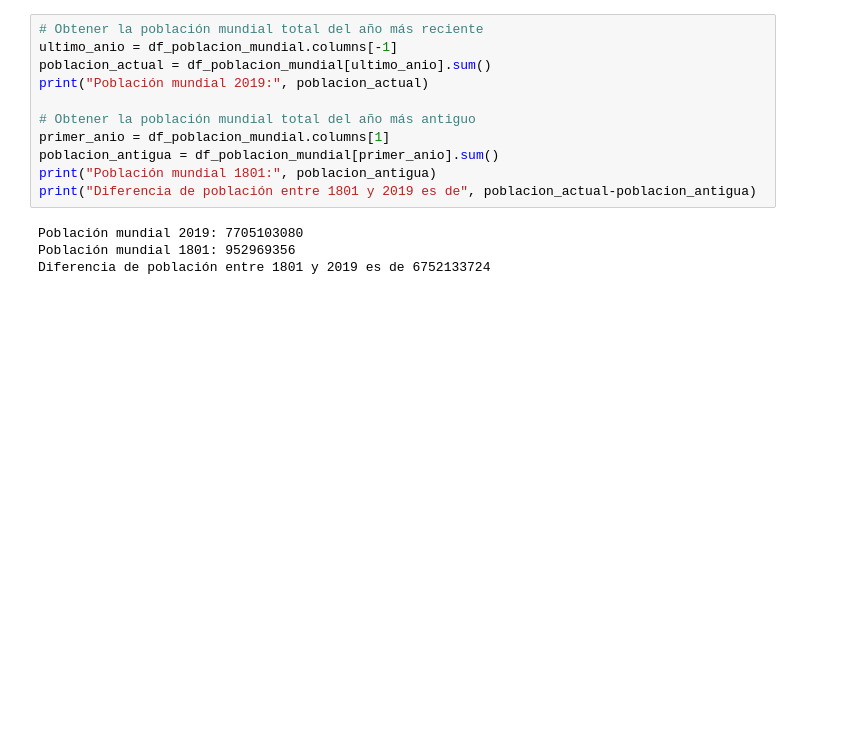
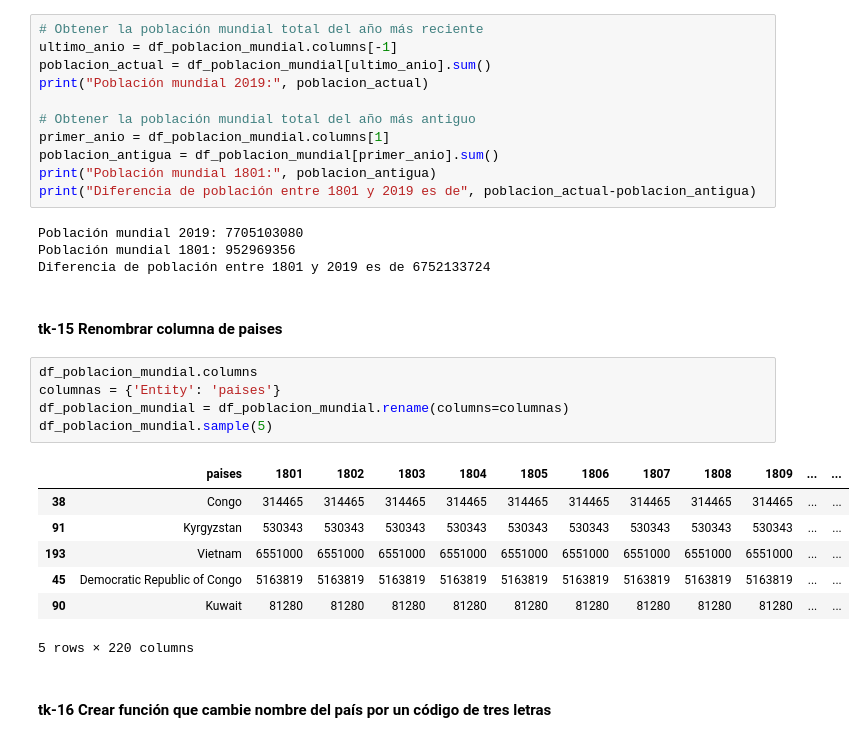
Before and after one commit to Marianod2003/prodat17, a Jupyter notebook: PoblacionMundial.ipynb, the cells around one changed output. Cells and saved outputs as stored; diff of their text form; blank space fills up the shorter version.

```diff
--- a/PoblacionMundial.ipynb
+++ b/PoblacionMundial.ipynb
@@ -221,3 +257,20 @@ print("Diferencia de población entre 1801 y 2019 es de", poblacion_actual-pobla
 Población mundial 2019: 7705103080
 Población mundial 1801: 952969356
 Diferencia de población entre 1801 y 2019 es de 6752133724
+# %% [markdown]
+#### **tk-15** Renombrar columna de paises
+# %%
+df_poblacion_mundial.columns
+columnas = {'Entity': 'paises'}
+df_poblacion_mundial = df_poblacion_mundial.rename(columns=columnas)
+df_poblacion_mundial.sample(5)
+# %% [output]
+|  | paises | 1801 | 1802 | 1803 | 1804 | 1805 | 1806 | 1807 | 1808 | 1809 | ... | ... |
+| 38 | Congo | 314465 | 314465 | 314465 | 314465 | 314465 | 314465 | 314465 | 314465 | 314465 | ... | ... |
+| 91 | Kyrgyzstan | 530343 | 530343 | 530343 | 530343 | 530343 | 530343 | 530343 | 530343 | 530343 | ... | ... |
+| 193 | Vietnam | 6551000 | 6551000 | 6551000 | 6551000 | 6551000 | 6551000 | 6551000 | 6551000 | 6551000 | ... | ... |
+| 45 | Democratic Republic of Congo | 5163819 | 5163819 | 5163819 | 5163819 | 5163819 | 5163819 | 5163819 | 5163819 | 5163819 | ... | ... |
+| 90 | Kuwait | 81280 | 81280 | 81280 | 81280 | 81280 | 81280 | 81280 | 81280 | 81280 | ... | ... |
+5 rows × 220 columns
+# %% [markdown]
+#### **tk-16** Crear función que cambie nombre del país por un código de tres letras
```
Also changed, not shown: parts of 10 cells of this notebook.
